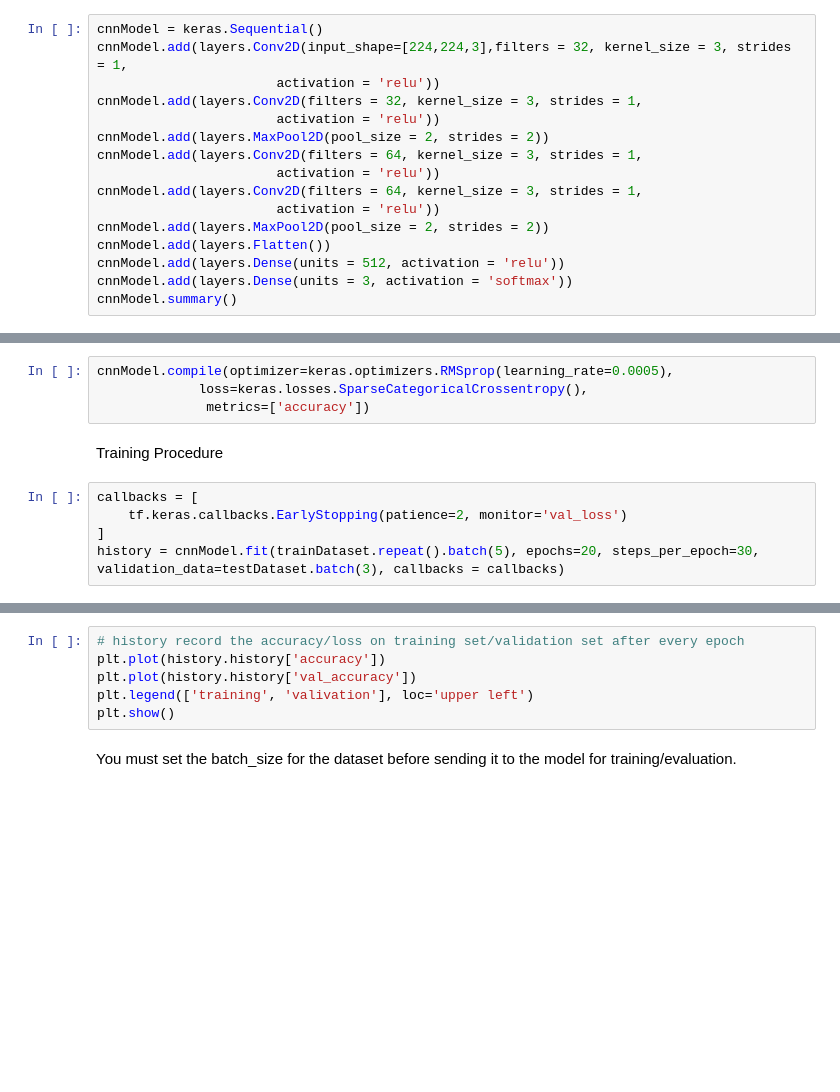
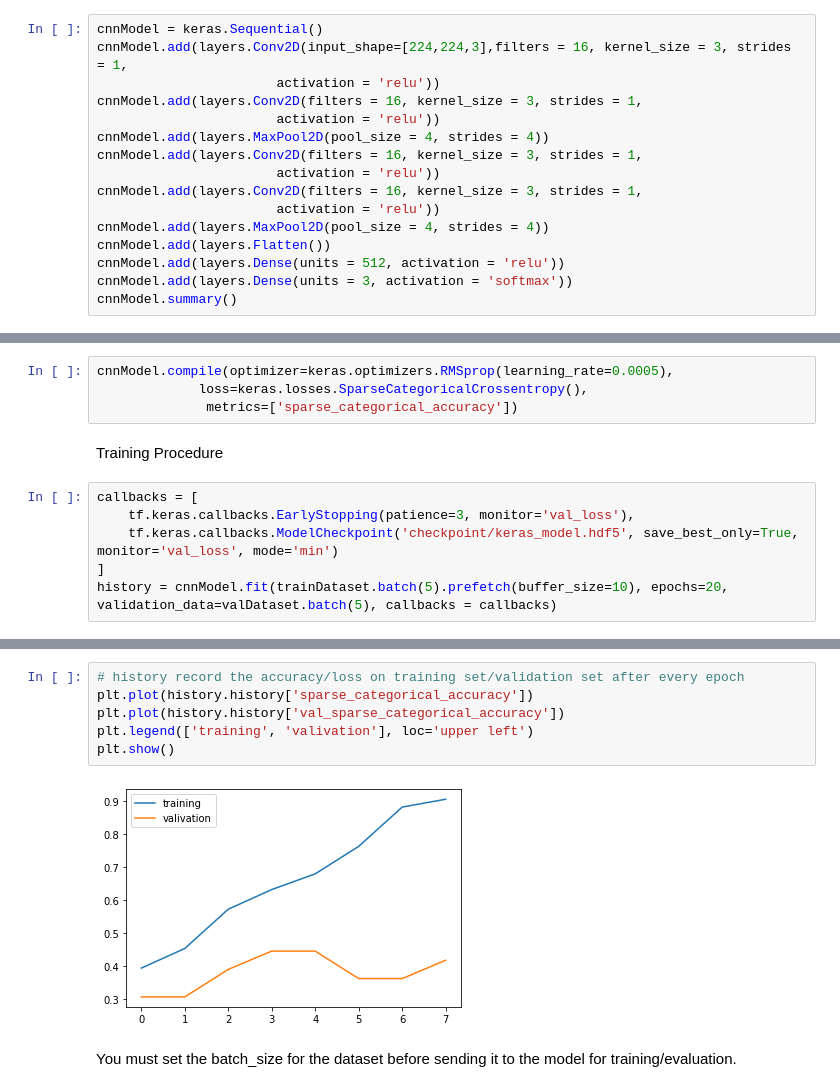
Before and after one commit to MSBD-5001/Lecture-Materials, a Jupyter notebook: workshop/KerasTraining.ipynb, the cells around one changed output, grey strips where cells are left out. Saved outputs shown, nothing was run; the diff lists cells and outputs as text; blank space fills up the shorter version.

```diff
--- a/workshop/KerasTraining.ipynb
+++ b/workshop/KerasTraining.ipynb
@@ -48,16 +82,16 @@ testDataset = imageDataset.skip(int(len(filenames)* 0.7))
 Preparing Model
 # %%
 cnnModel = keras.Sequential()
-cnnModel.add(layers.Conv2D(input_shape=[224,224,3],filters = 32, kernel_size = 3, strides = 1,
+cnnModel.add(layers.Conv2D(input_shape=[224,224,3],filters = 16, kernel_size = 3, strides = 1,
                        activation = 'relu'))
-cnnModel.add(layers.Conv2D(filters = 32, kernel_size = 3, strides = 1,
+cnnModel.add(layers.Conv2D(filters = 16, kernel_size = 3, strides = 1,
                        activation = 'relu'))
-cnnModel.add(layers.MaxPool2D(pool_size = 2, strides = 2))
-cnnModel.add(layers.Conv2D(filters = 64, kernel_size = 3, strides = 1,
+cnnModel.add(layers.MaxPool2D(pool_size = 4, strides = 4))
+cnnModel.add(layers.Conv2D(filters = 16, kernel_size = 3, strides = 1,
                        activation = 'relu'))
-cnnModel.add(layers.Conv2D(filters = 64, kernel_size = 3, strides = 1,
+cnnModel.add(layers.Conv2D(filters = 16, kernel_size = 3, strides = 1,
                        activation = 'relu'))
-cnnModel.add(layers.MaxPool2D(pool_size = 2, strides = 2))
+cnnModel.add(layers.MaxPool2D(pool_size = 4, strides = 4))
 cnnModel.add(layers.Flatten())
 cnnModel.add(layers.Dense(units = 512, activation = 'relu'))
 cnnModel.add(layers.Dense(units = 3, activation = 'softmax'))
@@ -67,11 +119,12 @@ Compiling Model
 # %%
 cnnModel.compile(optimizer=keras.optimizers.RMSprop(learning_rate=0.0005),
              loss=keras.losses.SparseCategoricalCrossentropy(),
-              metrics=['accuracy'])
+              metrics=['sparse_categorical_accuracy'])
 # %% [markdown]
 Training Procedure
 # %%
 callbacks = [
-    tf.keras.callbacks.EarlyStopping(patience=2, monitor='val_loss')
+    tf.keras.callbacks.EarlyStopping(patience=3, monitor='val_loss'),
+    tf.keras.callbacks.ModelCheckpoint('checkpoint/keras_model.hdf5', save_best_only=True, monitor='val_loss', mode='min')
 ]
-history = cnnModel.fit(trainDataset.repeat().batch(5), epochs=20, steps_per_epoch=30, validation_data=testDataset.batch(3), callbacks = callbacks)
+history = cnnModel.fit(trainDataset.batch(5).prefetch(buffer_size=10), epochs=20, validation_data=valDataset.batch(5), callbacks = callbacks)
@@ -78,9 +148,11 @@ history = cnnModel.fit(trainDataset.repeat().batch(5), epochs=20, steps_per_epoc
 # %%
 # history record the accuracy/loss on training set/validation set after every epoch
-plt.plot(history.history['accuracy'])
-plt.plot(history.history['val_accuracy'])
+plt.plot(history.history['sparse_categorical_accuracy'])
+plt.plot(history.history['val_sparse_categorical_accuracy'])
 plt.legend(['training', 'valivation'], loc='upper left')
 plt.show()
+# %% [output]
+[figure, added]
 # %% [markdown]
 You must set the batch_size for the dataset before sending it to the model for training/evaluation.
 # %%
```
Also changed, not shown: parts of 15 cells of this notebook, 10 other files.
